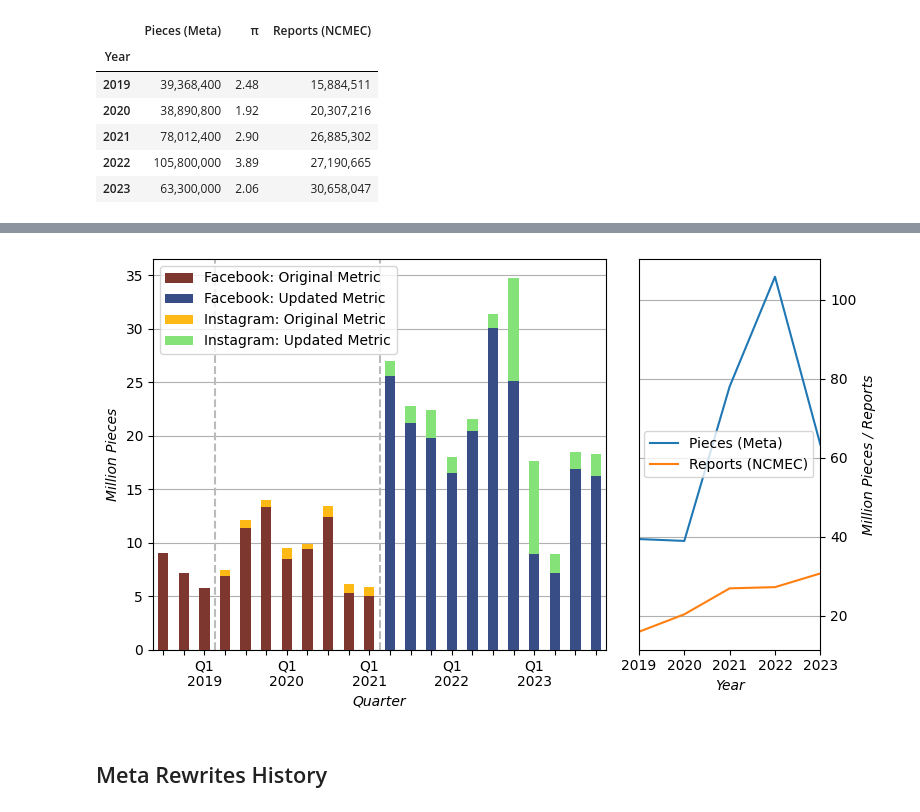
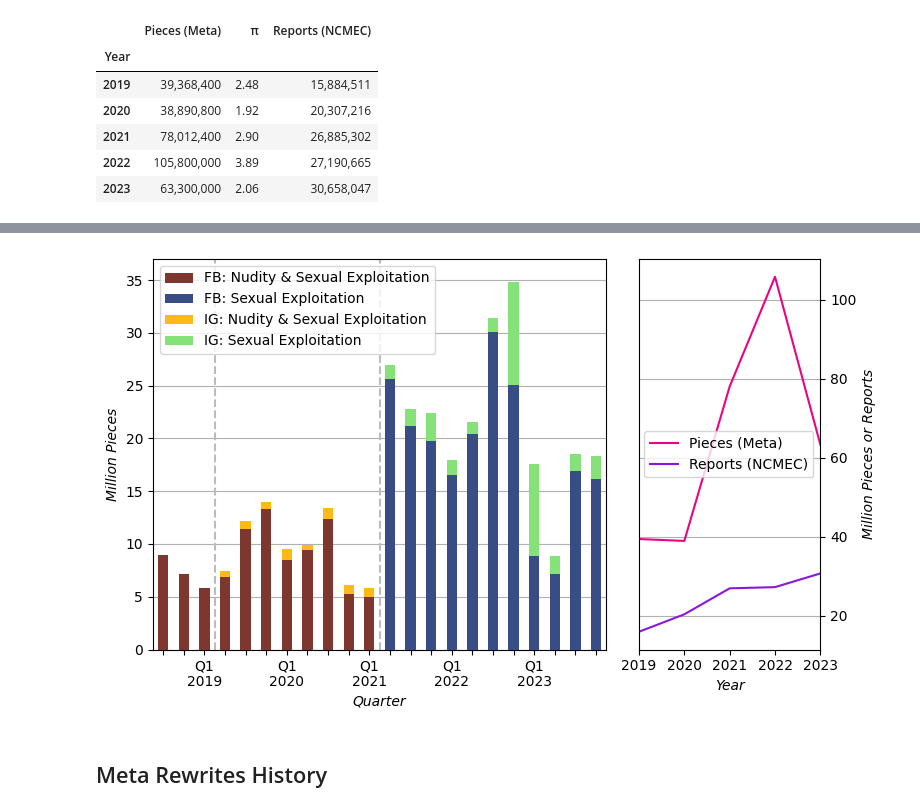
Before and after one commit to apparebit/diaphanous, a Jupyter notebook: analysis/meta.ipynb, the cells around one changed output, grey strips where cells are left out. Drawn from its saved outputs; the diff is of its cells as text; code cells hidden in the pictures.

```diff
--- a/analysis/meta.ipynb
+++ b/analysis/meta.ipynb
@@ -78,9 +78,10 @@ show('<h2>Quarterly Pieces</h2>')
 
 brand_pieces = []
 for brand in ('Facebook', 'Instagram'):
+    acronym = 'FB' if brand == 'Facebook' else 'IG'
     brand_pieces.append(data.disclosures[brand][meta.CSAM_PIECES].rename(columns={
-        meta.CSAM_PIECES[0]: f'{brand}: Original Metric',
-        meta.CSAM_PIECES[1]: f'{brand}: Updated Metric',
+        meta.CSAM_PIECES[0]: f'{acronym}: Nudity & Sexual Exploitation',
+        meta.CSAM_PIECES[1]: f'{acronym}: Sexual Exploitation',
     }))
 
 brand_pieces = pd.concat(brand_pieces, axis=1).sort_index()
@@ -90,6 +91,7 @@ def plot_pieces(ax):
         ax=ax,
         stacked=True,
         zorder=3,
+        #color = ("#eb5d48", "#2b51c1", "#ef8e21", "#25a143")
         color = ('#7e372e', '#384c86','#fdba17','#84e278'),
         #color = ('#5a738a', '#776887','#fdba17','#84e278', '#776887', '#825aa9'),
         # color = ('#8080d0', '#7070c0', '#ff8060', '#ff7050'),
@@ -104,6 +106,7 @@ def plot_pieces(ax):
     ax.get_yaxis().set_major_formatter(
         mpl.ticker.FuncFormatter(lambda x, p: format(int(x/1_000_000), ',')))
     ax.grid(axis="y", zorder=0)
+    ax.set_ylim(0, 37_000_000)
 
     LABEL_PATTERN = re.compile(r'(\d{4})(Q\d)')
     labels = []
@@ -122,10 +125,5 @@ def plot_pieces(ax):
 
 fig, ax = plt.subplots()
 plot_pieces(ax)
-ax.get_figure().savefig(
-    '../figure/meta-pieces-per-quarter.svg',
-    format='svg',
-    bbox_inches='tight'
-)
 # %% [output]
 Quarterly Pieces
@@ -203,10 +201,14 @@ Pieces vs Reports
 # %%
 def plot_pieces_and_reports(ax):
     data = pieces_and_reports[["Pieces (Meta)", "Reports (NCMEC)"]]
-    data.plot(ax=ax)
+    data.plot.line(
+        ax=ax,
+        #color=["#ea70a1", "#8d52d2"]
+        color=['#e90484', '#8b17dc', '#d306d3', '#0d59a0']
+    )
 
     ax.set_xlabel('Year', fontstyle='italic')
-    ax.set_ylabel('Million Pieces / Reports', fontstyle='italic')
+    ax.set_ylabel('Million Pieces or Reports', fontstyle='italic')
     ax.get_yaxis().set_major_formatter(
         mpl.ticker.FuncFormatter(lambda x, p: format(int(x/1_000_000), ',')))
     ax.grid(axis="y")
@@ -214,5 +216,4 @@ def plot_pieces_and_reports(ax):
 fig, ax = plt.subplots()
 fig.set_figwidth(3.5)
 plot_pieces_and_reports(ax)
-fig.savefig("../figure/meta-pieces-v-reports.svg")
 # %% [output]
@@ -220,20 +221,21 @@ fig.savefig("../figure/meta-pieces-v-reports.svg")
 # %%
-fig, ax = plt.subplots(
+fig, [ax1, ax2] = plt.subplots(
     nrows=1, ncols=2,
     figsize=[8, 4.8],
     width_ratios=[2.5, 1],
 )
 
-plot_pieces(ax[0])
-plot_pieces_and_reports(ax[1])
+plot_pieces(ax1)
+plot_pieces_and_reports(ax2)
 
-ax[1].yaxis.set_label_position('right')
-ax[1].yaxis.tick_right()
+ax1.legend(loc="upper left")
+ax2.yaxis.set_label_position('right')
+ax2.yaxis.tick_right()
 
 plt.tight_layout()
-fig.savefig('../figure/meta-illustrated.svg')
+fig.savefig('../figure/meta.svg')
 # %% [output]
-[figure, old version]
+[figure, new version]
 # %%
 show(f'<h2>Meta Rewrites History</h2>')
 show(
```
Also changed, not shown: parts of 2 cells of this notebook, 22 other files.
